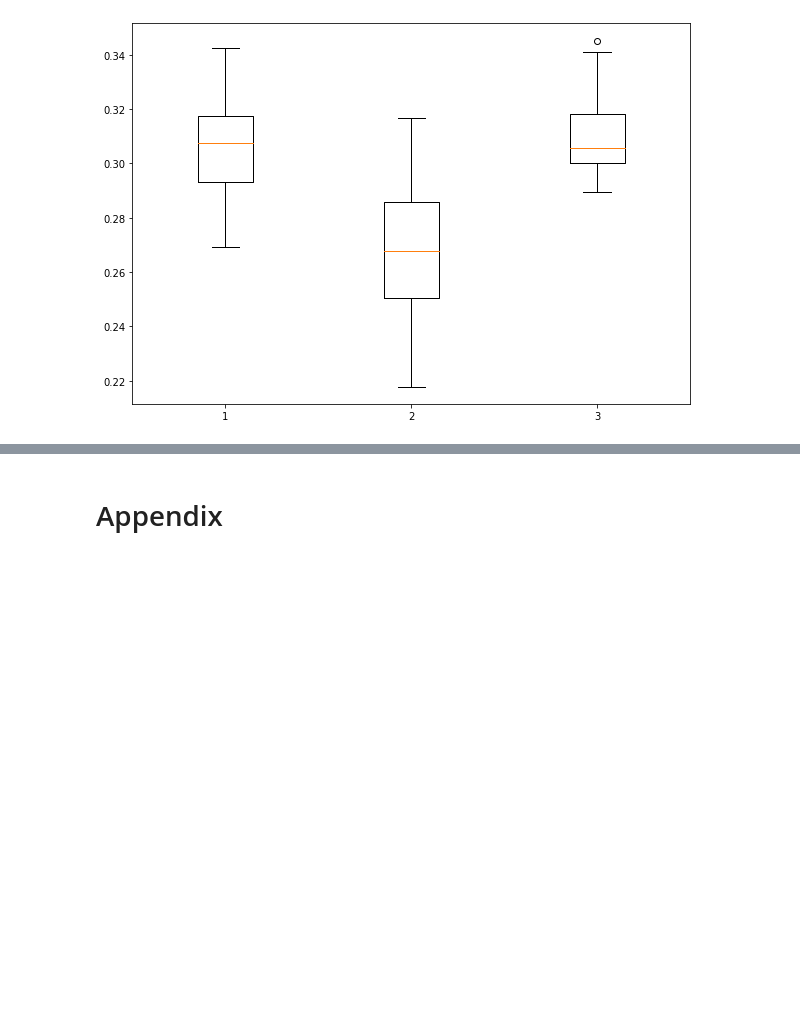
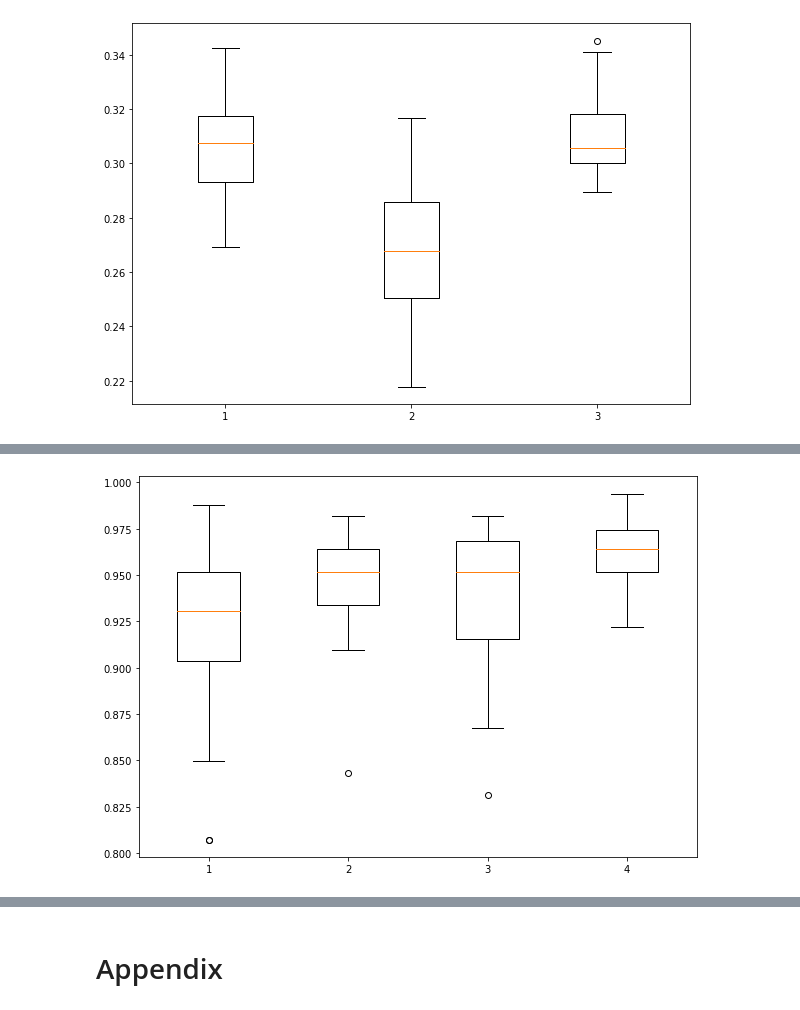
Before and after one commit to UM-KevinHe/DeepLearningKL, a Jupyter notebook: Deep Learning with KL Divergence.ipynb, the cells around one changed output, grey strips where cells are left out. Saved outputs shown, nothing was run; the diff lists cells and outputs as text; code cells hidden in the pictures; blank space fills up the shorter version.

```diff
--- a/Deep Learning with KL Divergence.ipynb
+++ b/Deep Learning with KL Divergence.ipynb
@@ -1343,0 +1475,4 @@ plt.show()
+# %%
+surv = model.predict_surv_df(x_test)
+ev = EvalSurv(surv, durations_test, events_test, censor_surv='km')
+ev.concordance_td('antolini')
@@ -1343,0 +1562,4 @@ plt.show()
+# %%
+eta = 0.3
+combined_info = (zeros + eta * prior_info) / (1 + eta)
+combined_info
@@ -1343,0 +1642,4 @@ plt.show()
+# %%
+eta = 1
+combined_info = (zeros + eta * prior_info) / (1 + eta)
+combined_info
@@ -1343,0 +1722,4 @@ plt.show()
+# %%
+eta = 10
+combined_info = (zeros + eta * prior_info) / (1 + eta)
+combined_info
@@ -1343,0 +1802,26 @@ plt.show()
+# %%
+fig = plt.figure(figsize =(10, 7))
+
+# Creating plot
+concordance_td_array_1 = np.array(concordance_td_list_1)
+concordance_td_array_2 = np.array(concordance_td_list_2)
+concordance_td_array_3 = np.array(concordance_td_list_3)
+concordance_td_array_4 = np.array(concordance_td_list_4)
+integrated_brier_score_array_1 = np.array(integrated_brier_score_list_1)
+integrated_brier_score_array_2 = np.array(integrated_brier_score_list_2)
+integrated_brier_score_array_3 = np.array(integrated_brier_score_list_3)
+integrated_brier_score_array_4 = np.array(integrated_brier_score_list_4)
+
+# integrated_nbll_array = np.array(integrated_nbll_list)
+# integrated_nbll_array_old = np.array(integrated_nbll_list_old)
+# integrated_nbll_array_prior_deep = np.array(integrated_brier_score_list_prior_deep)
+# likelihood_array = np.array(likelihood_list)
+# likelihood_array_old = np.array(likelihood_list_old)
+# likelihood_array_prior_deep = np.array(likelihood_list_prior_deep)
+
+plt.boxplot([concordance_td_array_1, concordance_td_array_2, concordance_td_array_3, concordance_td_array_4])
+
+# show plot
+plt.show()
+# %% [output]
+[figure, added]
```
Also changed, not shown: parts of 172 cells of this notebook.
